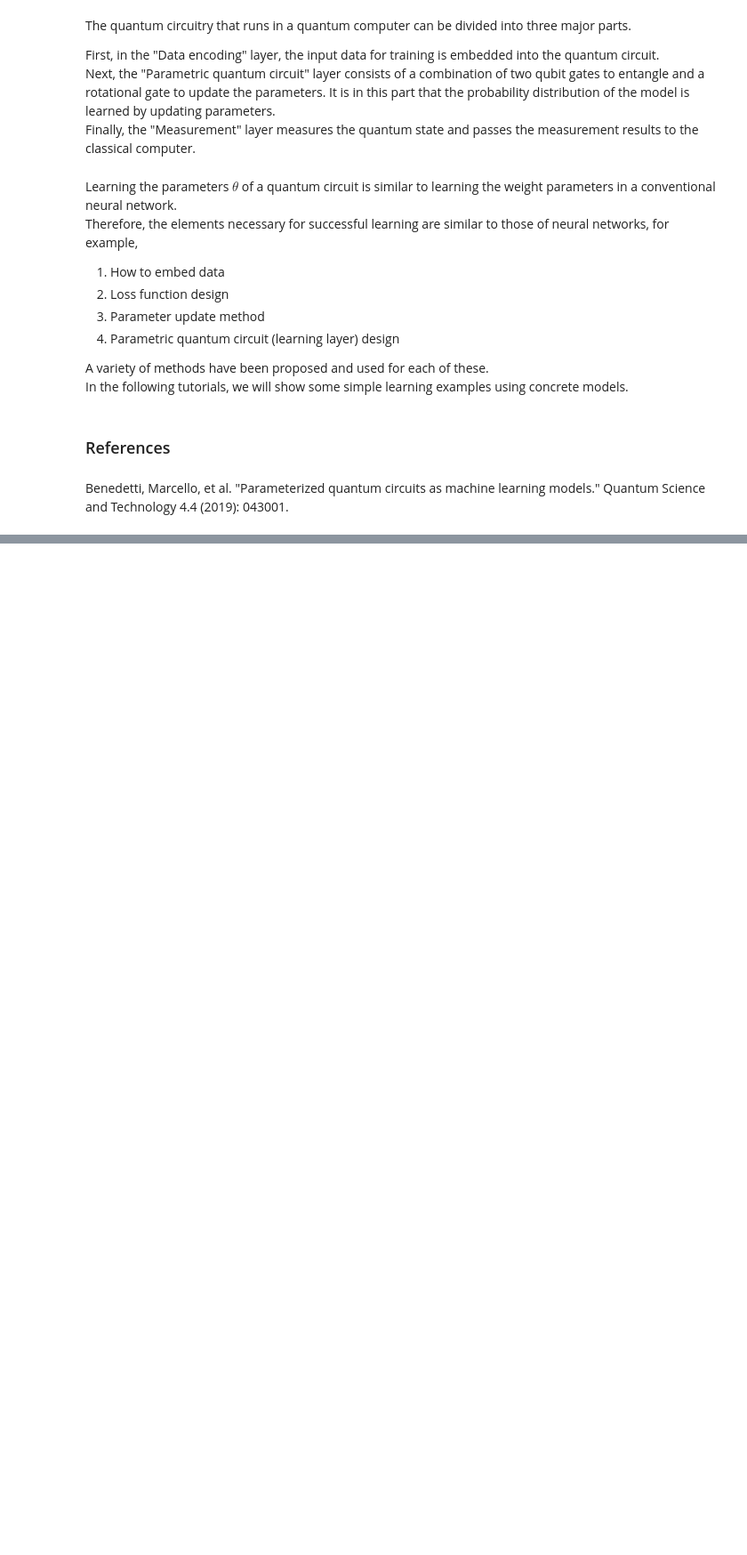
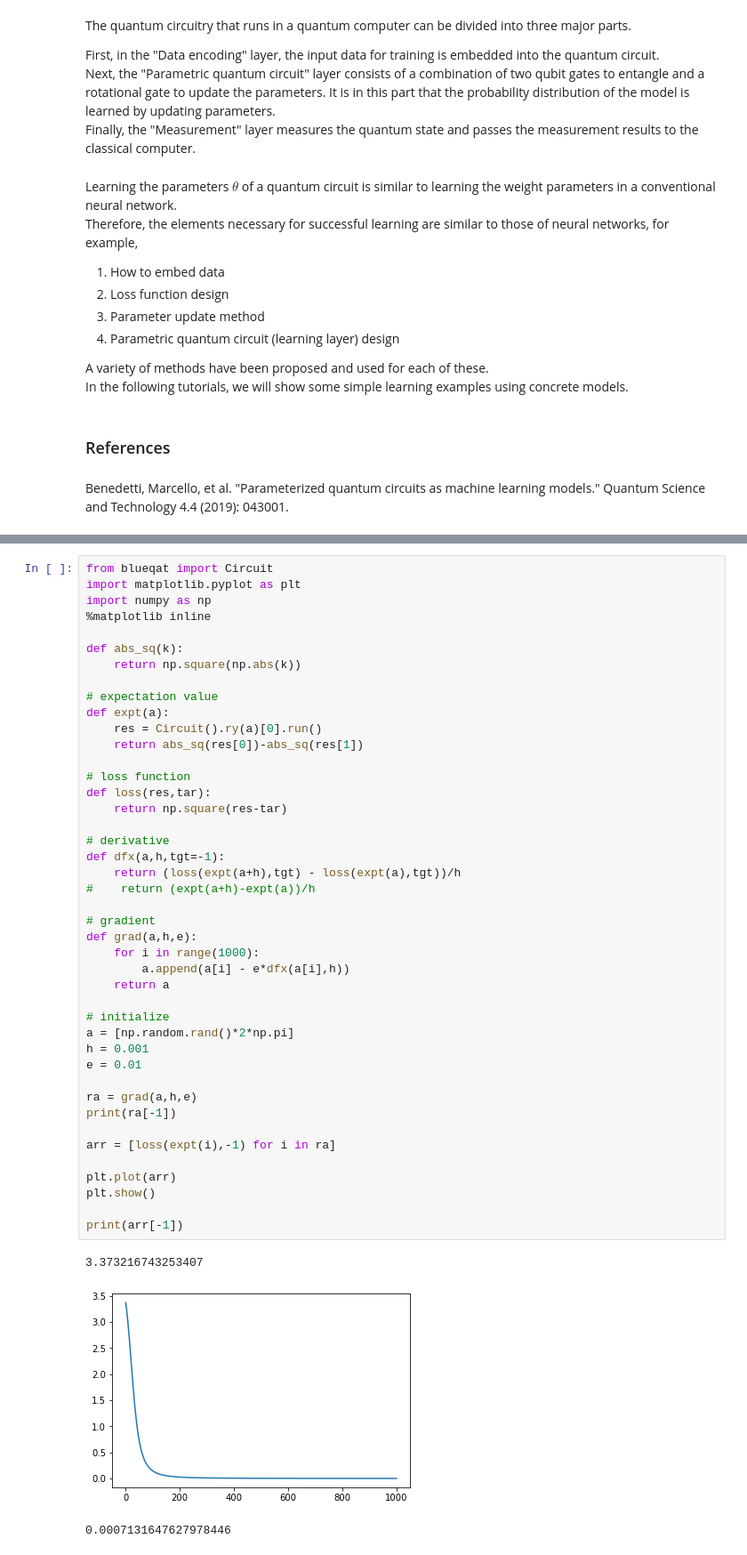
Before and after one commit to Qaqarot/qaqarot-tutorials, a Jupyter notebook: tutorial/250_quantum_classical_hybrid.ipynb, the cells around one changed output, grey strips where cells are left out. Shown at 89% size. Cells and saved outputs as stored; diff of their text form; blank space fills up the shorter version.

```diff
--- a/tutorial/250_quantum_classical_hybrid.ipynb
+++ b/tutorial/250_quantum_classical_hybrid.ipynb
@@ -39,0 +181,47 @@ Benedetti, Marcello, et al. "Parameterized quantum circuits as machine learning
+# %%
+from blueqat import Circuit
+import matplotlib.pyplot as plt
+import numpy as np
+%matplotlib inline
+
+def abs_sq(k):
+    return np.square(np.abs(k))
+
+# expectation value
+def expt(a):
+    res = Circuit().ry(a)[0].run()
+    return abs_sq(res[0])-abs_sq(res[1])
+
+# loss function
+def loss(res,tar):
+    return np.square(res-tar)
+
+# derivative
+def dfx(a,h,tgt=-1):
+    return (loss(expt(a+h),tgt) - loss(expt(a),tgt))/h
+#    return (expt(a+h)-expt(a))/h
+
+# gradient
+def grad(a,h,e):
+    for i in range(1000):
+        a.append(a[i] - e*dfx(a[i],h))
+    return a
+
+# initialize
+a = [np.random.rand()*2*np.pi]
+h = 0.001
+e = 0.01
+
+ra = grad(a,h,e)
+print(ra[-1])
+
+arr = [loss(expt(i),-1) for i in ra]
+
+plt.plot(arr)
+plt.show()
+
+print(arr[-1])
+# %% [output]
+3.373216743253407
+[figure, added]
+0.0007131647627978446
```
Also changed, not shown: parts of 17 cells of this notebook, 3 other files.
